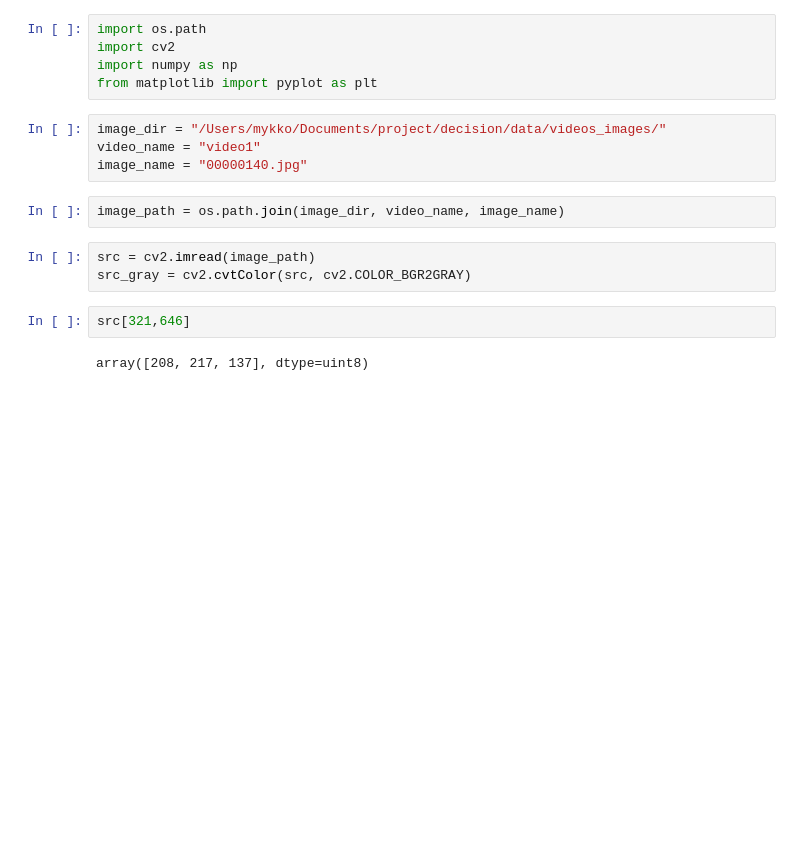
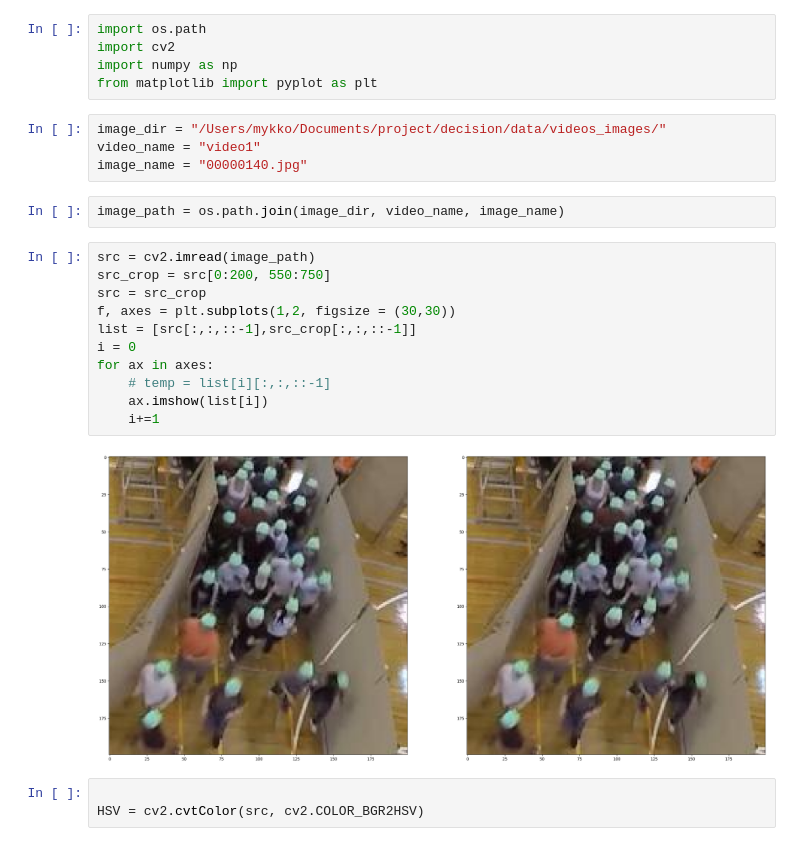
Before and after one commit to Mykko/Yolov5_StrongSORT_OSNet, a Jupyter notebook: test.ipynb, the cells around one changed output. Cells and saved outputs as stored; diff of their text form; blank space fills up the shorter version.

```diff
--- a/test.ipynb
+++ b/test.ipynb
@@ -9,10 +9,19 @@ video_name = "video1"
 image_name = "00000140.jpg"
 # %%
 image_path = os.path.join(image_dir, video_name, image_name)
+# %%
+src = cv2.imread(image_path)
+src_crop = src[0:200, 550:750]
+src = src_crop
+f, axes = plt.subplots(1,2, figsize = (30,30))
+list = [src[:,:,::-1],src_crop[:,:,::-1]]
+i = 0
+for ax in axes:
+    # temp = list[i][:,:,::-1]
+    ax.imshow(list[i])
+    i+=1
+# %% [output]
+[figure, added]
 # %%
-src = cv2.imread(image_path)
-src_gray = cv2.cvtColor(src, cv2.COLOR_BGR2GRAY)
+
+HSV = cv2.cvtColor(src, cv2.COLOR_BGR2HSV)
-# %%
-src[321,646]
-# %% [output]
-array([208, 217, 137], dtype=uint8)
```
Also changed, not shown: parts of 16 cells of this notebook, 1 other file.
